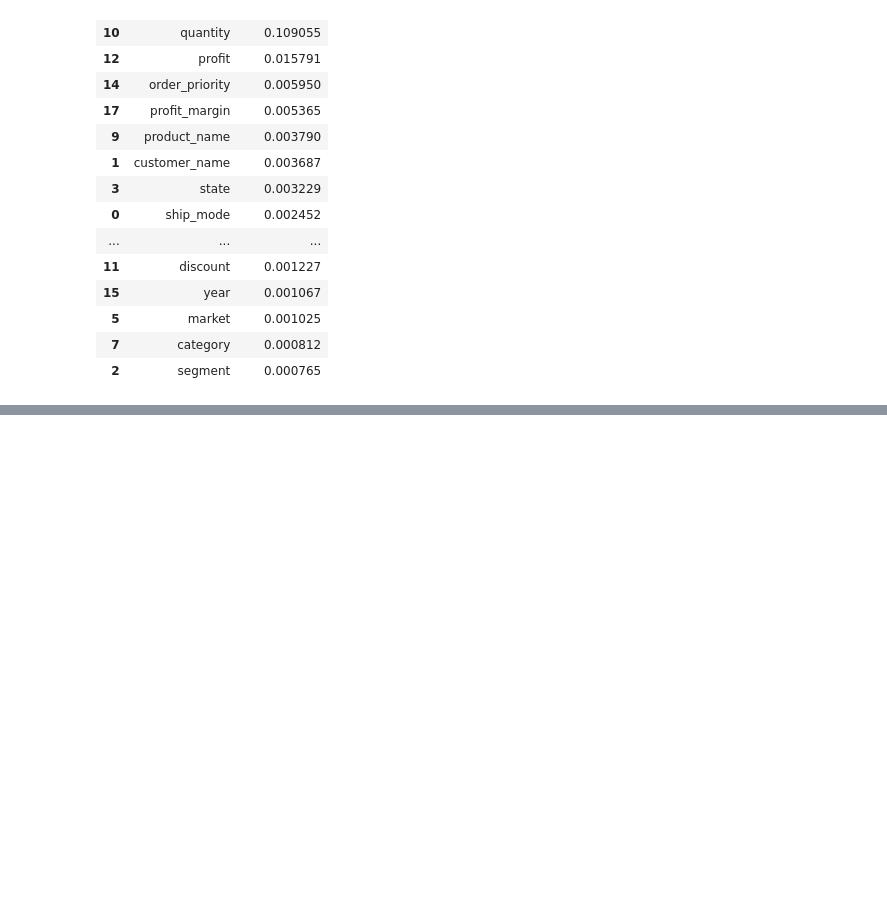
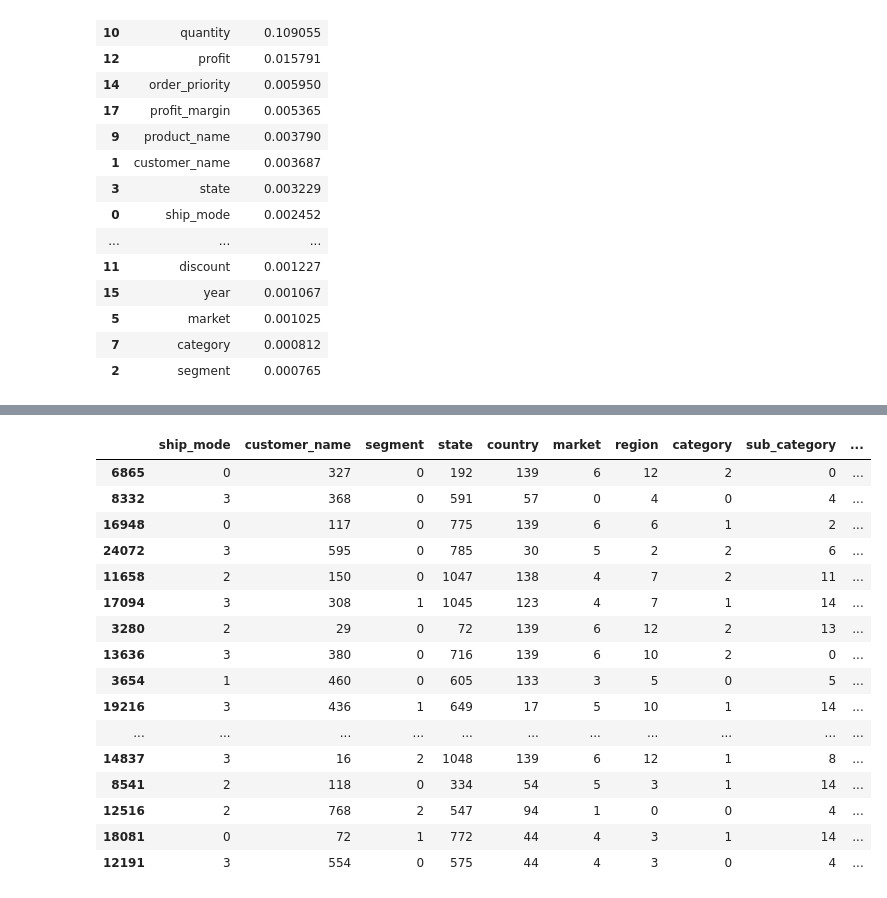
Before and after one commit to Mipjeiger/Supermarket-Sales, a Jupyter notebook: Production/EDA/05_model_debugs.ipynb, the cells around one changed output, grey strips where cells are left out. Cells and saved outputs as stored; diff of their text form; code cells hidden in the pictures; blank space fills up the shorter version.

```diff
--- a/Production/EDA/05_model_debugs.ipynb
+++ b/Production/EDA/05_model_debugs.ipynb
@@ -189,0 +382,19 @@ fi
+# %%
+df_sales_result = df_model_sales.copy()
+
+for model_name, model in sales_models.items():
+    sales_feature_cols = getattr(model, "feature_names_in_", None)
+
+    if sales_feature_cols is not None:
+        X_sales_2 = X_sales.reindex(columns=sales_feature_cols, fill_value=0)
+    else:
+        X_sales_2 = X_sales.copy()
+
+    df_sales_result[f"{model_name}_pred"] = model.predict(X_sales_2)
+
+    # Get models score if available
+    if hasattr(model, "predict_proba"):
+        df_sales_result[f"{model_name}_score"] = model.predict_proba(X_sales_2)[:, 1]
+
+    # move sales position into right of profit_margin column
+    df_sales_result = df_sales_result[[col for col in df_sales_result.columns if col != "sales"] + ["sales"]]
@@ -189,0 +422,21 @@ fi
+# %%
+# Sales data result
+df_sales_result.sample(20)
+# %% [output]
+|  | ship_mode | customer_name | segment | state | country | market | region | category | sub_category | ... |
+| 6865 | 0 | 327 | 0 | 192 | 139 | 6 | 12 | 2 | 0 | ... |
+| 8332 | 3 | 368 | 0 | 591 | 57 | 0 | 4 | 0 | 4 | ... |
+| 16948 | 0 | 117 | 0 | 775 | 139 | 6 | 6 | 1 | 2 | ... |
+| 24072 | 3 | 595 | 0 | 785 | 30 | 5 | 2 | 2 | 6 | ... |
+| 11658 | 2 | 150 | 0 | 1047 | 138 | 4 | 7 | 2 | 11 | ... |
+| 17094 | 3 | 308 | 1 | 1045 | 123 | 4 | 7 | 1 | 14 | ... |
+| 3280 | 2 | 29 | 0 | 72 | 139 | 6 | 12 | 2 | 13 | ... |
+| 13636 | 3 | 380 | 0 | 716 | 139 | 6 | 10 | 2 | 0 | ... |
+| 3654 | 1 | 460 | 0 | 605 | 133 | 3 | 5 | 0 | 5 | ... |
+| 19216 | 3 | 436 | 1 | 649 | 17 | 5 | 10 | 1 | 14 | ... |
+| ... | ... | ... | ... | ... | ... | ... | ... | ... | ... | ... |
+| 14837 | 3 | 16 | 2 | 1048 | 139 | 6 | 12 | 1 | 8 | ... |
+| 8541 | 2 | 118 | 0 | 334 | 54 | 5 | 3 | 1 | 14 | ... |
+| 12516 | 2 | 768 | 2 | 547 | 94 | 1 | 0 | 0 | 4 | ... |
+| 18081 | 0 | 72 | 1 | 772 | 44 | 4 | 3 | 1 | 14 | ... |
+| 12191 | 3 | 554 | 0 | 575 | 44 | 4 | 3 | 0 | 4 | ... |
```
Also changed, not shown: parts of 24 cells of this notebook, 4 other files.
